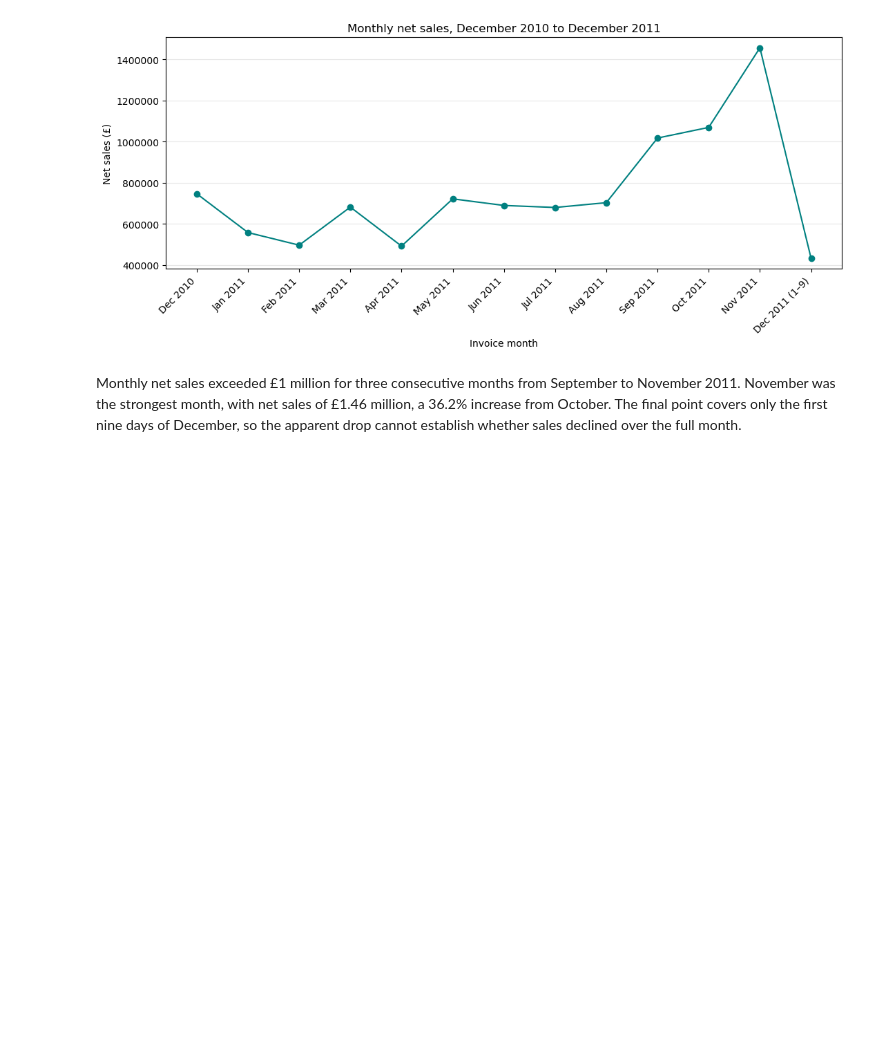
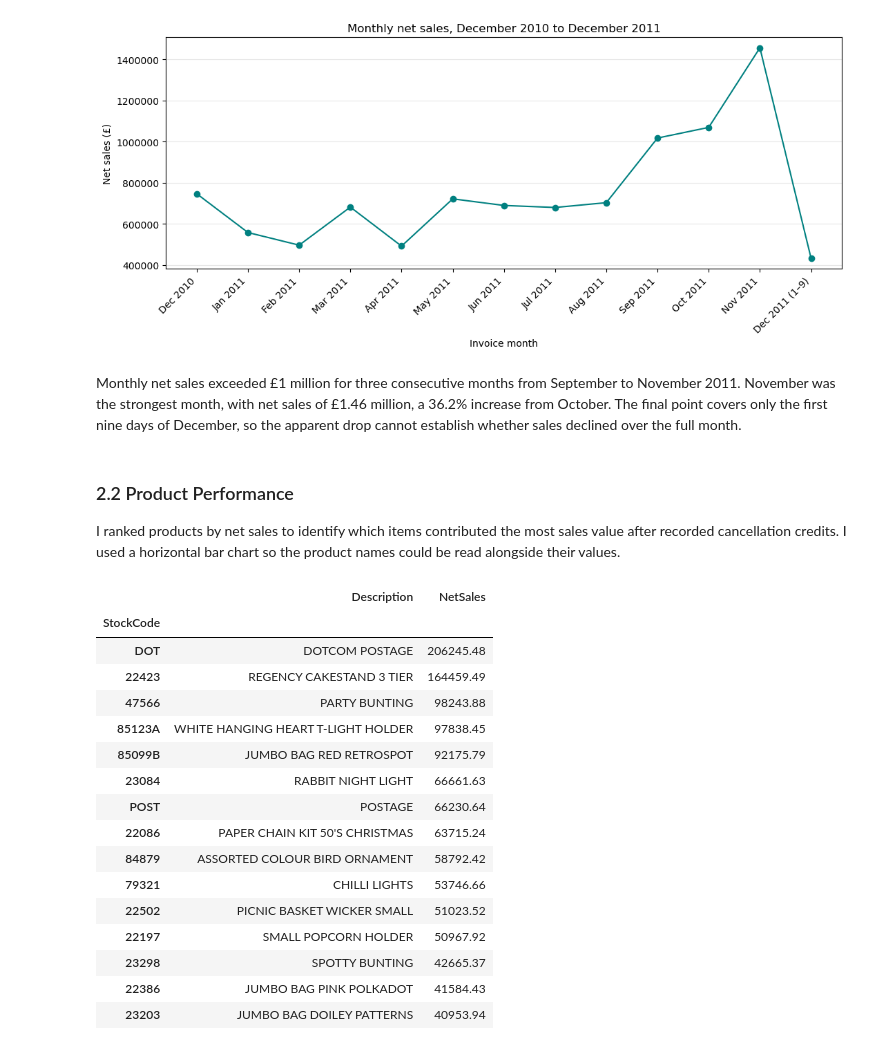
Before and after one commit to SelimBoujnah/CA-2-Data-visualisation-and-communication, a Jupyter notebook: CA CODE .ipynb, the cells around one changed output. Cells and saved outputs as stored; diff of their text form; code cells hidden in the pictures; blank space fills up the shorter version.

```diff
--- a/CA CODE .ipynb
+++ b/CA CODE .ipynb
@@ -384,3 +385,37 @@ plt.show()
 [figure]
 # %% [markdown]
 Monthly net sales exceeded £1 million for three consecutive months from September to November 2011. November was the strongest month, with net sales of £1.46 million, a 36.2% increase from October. The final point covers only the first nine days of December, so the apparent drop cannot establish whether sales declined over the full month.
+# %% [markdown]
+### 2.2 Product Performance
+
+I ranked products by net sales to identify which items contributed the most sales value after recorded cancellation credits. I used a horizontal bar chart so the product names could be read alongside their values.
+# %%
+product_sales = net_sales_df.groupby("StockCode")["LineValue"].sum()
+product_sales = product_sales.sort_values(ascending=False)
+
+# Inspect the descriptions of the highest-ranked stock codes
+top_codes = product_sales.head(15)
+product_names = net_sales_df.groupby("StockCode")["Description"].first()
+
+pd.DataFrame({
+    "Description": product_names.reindex(top_codes.index),
+    "NetSales": top_codes.round(2)
+})
+# %% [output]
+|  | Description | NetSales |
+| StockCode |  |  |
+| DOT | DOTCOM POSTAGE | 206245.48 |
+| 22423 | REGENCY CAKESTAND 3 TIER | 164459.49 |
+| 47566 | PARTY BUNTING | 98243.88 |
+| 85123A | WHITE HANGING HEART T-LIGHT HOLDER | 97838.45 |
+| 85099B | JUMBO BAG RED RETROSPOT | 92175.79 |
+| 23084 | RABBIT NIGHT LIGHT | 66661.63 |
+| POST | POSTAGE | 66230.64 |
+| 22086 | PAPER CHAIN KIT 50'S CHRISTMAS | 63715.24 |
+| 84879 | ASSORTED COLOUR BIRD ORNAMENT | 58792.42 |
+| 79321 | CHILLI LIGHTS | 53746.66 |
+| 22502 | PICNIC BASKET WICKER SMALL | 51023.52 |
+| 22197 | SMALL POPCORN HOLDER | 50967.92 |
+| 23298 | SPOTTY BUNTING | 42665.37 |
+| 22386 | JUMBO BAG PINK POLKADOT | 41584.43 |
+| 23203 | JUMBO BAG DOILEY PATTERNS | 40953.94 |
```
Also changed, not shown: parts of 3 cells of this notebook.
